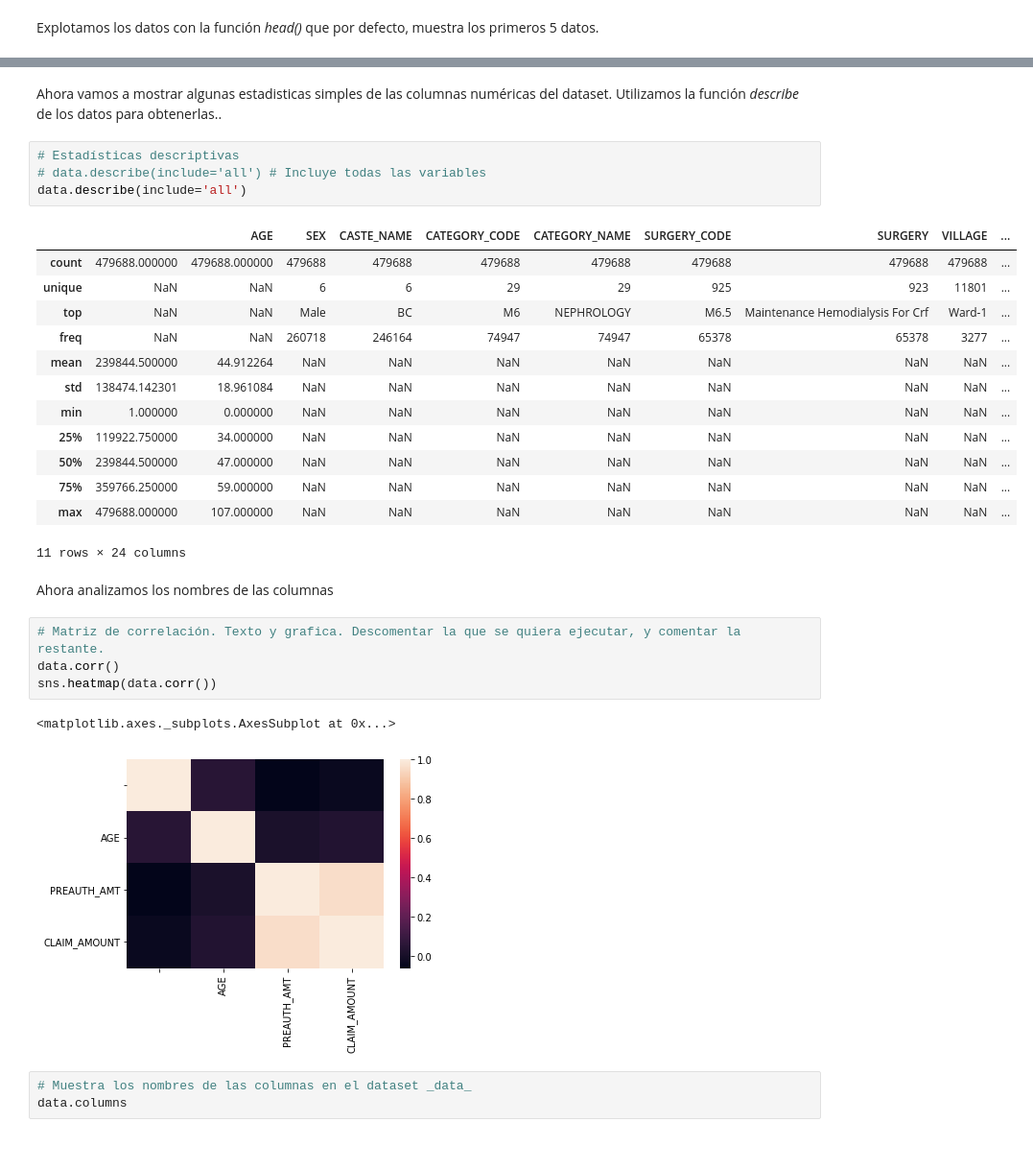
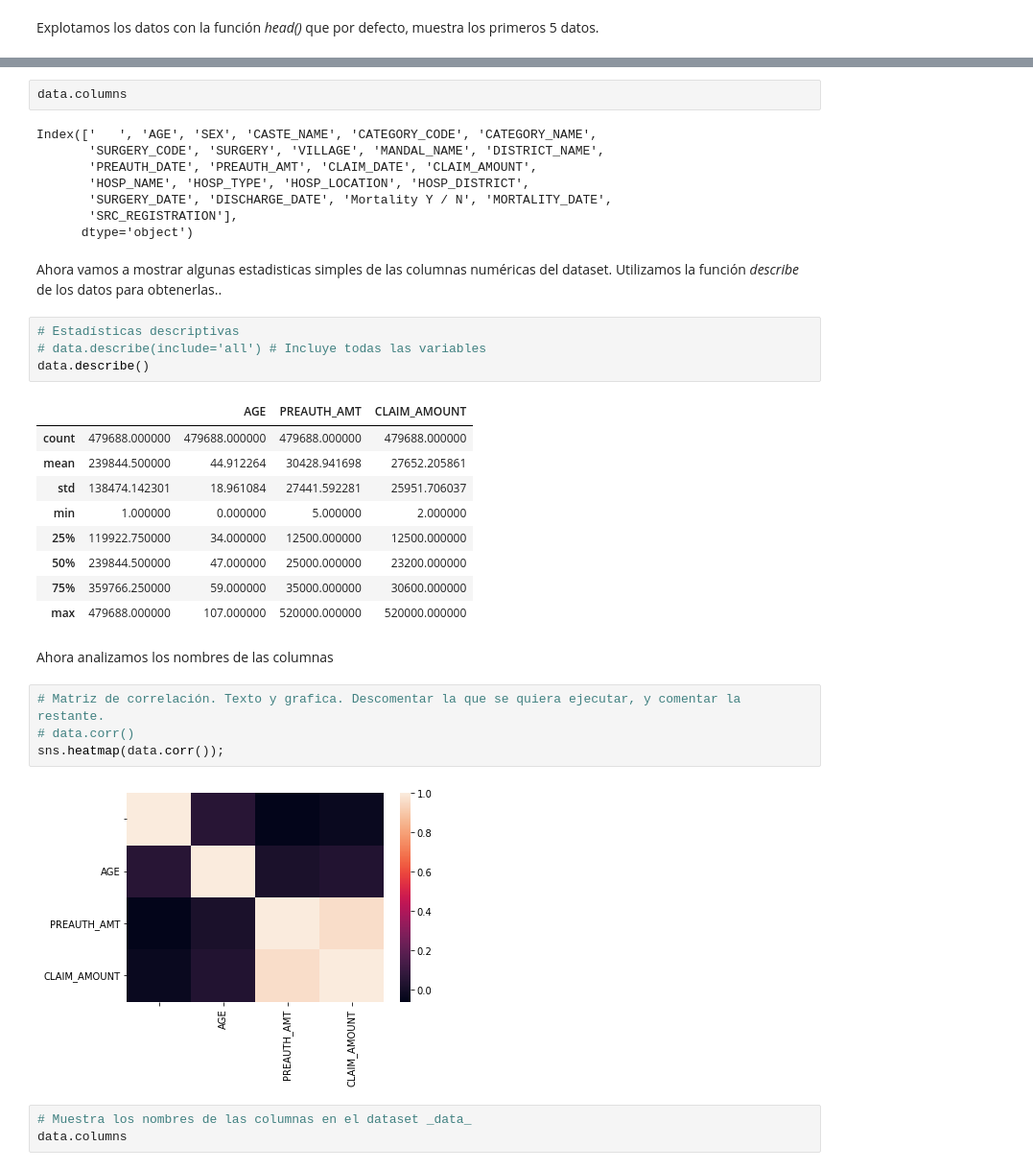
Before and after one commit to matog/iSalud-IntroCienciaDeDatos, a Jupyter notebook: Clase2-India.ipynb, the cells around one changed output, grey strips where cells are left out. Shown at 96% size. Cells and saved outputs as stored; diff of their text form.

```diff
--- a/Clase2-India.ipynb
+++ b/Clase2-India.ipynb
@@ -49,32 +49,37 @@ data.sample(10)
 10 rows × 24 columns
+# %%
+data.columns
+# %% [output]
+Index(['   ', 'AGE', 'SEX', 'CASTE_NAME', 'CATEGORY_CODE', 'CATEGORY_NAME',
+       'SURGERY_CODE', 'SURGERY', 'VILLAGE', 'MANDAL_NAME', 'DISTRICT_NAME',
+       'PREAUTH_DATE', 'PREAUTH_AMT', 'CLAIM_DATE', 'CLAIM_AMOUNT',
+       'HOSP_NAME', 'HOSP_TYPE', 'HOSP_LOCATION', 'HOSP_DISTRICT',
+       'SURGERY_DATE', 'DISCHARGE_DATE', 'Mortality Y / N', 'MORTALITY_DATE',
+       'SRC_REGISTRATION'],
+      dtype='object')
 # %% [markdown]
 Ahora vamos a mostrar algunas estadisticas simples de las columnas numéricas del dataset. Utilizamos la función *describe* de los datos para obtenerlas..
 # %%
 # Estadísticas descriptivas
 # data.describe(include='all') # Incluye todas las variables
-data.describe(include='all')
+data.describe()
 # %% [output]
-|  |  | AGE | SEX | CASTE_NAME | CATEGORY_CODE | CATEGORY_NAME | SURGERY_CODE | SURGERY | VILLAGE | ... |
-| count | 479688.000000 | 479688.000000 | 479688 | 479688 | 479688 | 479688 | 479688 | 479688 | 479688 | ... |
-| unique | NaN | NaN | 6 | 6 | 29 | 29 | 925 | 923 | 11801 | ... |
-| top | NaN | NaN | Male | BC | M6 | NEPHROLOGY | M6.5 | Maintenance Hemodialysis For Crf | Ward-1 | ... |
-| freq | NaN | NaN | 260718 | 246164 | 74947 | 74947 | 65378 | 65378 | 3277 | ... |
-| mean | 239844.500000 | 44.912264 | NaN | NaN | NaN | NaN | NaN | NaN | NaN | ... |
-| std | 138474.142301 | 18.961084 | NaN | NaN | NaN | NaN | NaN | NaN | NaN | ... |
-| min | 1.000000 | 0.000000 | NaN | NaN | NaN | NaN | NaN | NaN | NaN | ... |
-| 25% | 119922.750000 | 34.000000 | NaN | NaN | NaN | NaN | NaN | NaN | NaN | ... |
-| 50% | 239844.500000 | 47.000000 | NaN | NaN | NaN | NaN | NaN | NaN | NaN | ... |
-| 75% | 359766.250000 | 59.000000 | NaN | NaN | NaN | NaN | NaN | NaN | NaN | ... |
-| max | 479688.000000 | 107.000000 | NaN | NaN | NaN | NaN | NaN | NaN | NaN | ... |
+|  |  | AGE | PREAUTH_AMT | CLAIM_AMOUNT |
+| count | 479688.000000 | 479688.000000 | 479688.000000 | 479688.000000 |
+| mean | 239844.500000 | 44.912264 | 30428.941698 | 27652.205861 |
+| std | 138474.142301 | 18.961084 | 27441.592281 | 25951.706037 |
+| min | 1.000000 | 0.000000 | 5.000000 | 2.000000 |
+| 25% | 119922.750000 | 34.000000 | 12500.000000 | 12500.000000 |
+| 50% | 239844.500000 | 47.000000 | 25000.000000 | 23200.000000 |
+| 75% | 359766.250000 | 59.000000 | 35000.000000 | 30600.000000 |
+| max | 479688.000000 | 107.000000 | 520000.000000 | 520000.000000 |
-11 rows × 24 columns
 # %% [markdown]
 Ahora analizamos los nombres de las columnas
 # %%
 # Matriz de correlación. Texto y grafica. Descomentar la que se quiera ejecutar, y comentar la restante.
-data.corr()
-sns.heatmap(data.corr())
+# data.corr()
+sns.heatmap(data.corr());
 # %% [output]
-<matplotlib.axes._subplots.AxesSubplot at 0x...>
 [figure]
 # %%
 # Muestra los nombres de las columnas en el dataset _data_
```
Also changed, not shown: parts of 49 cells of this notebook, 1 other file.
